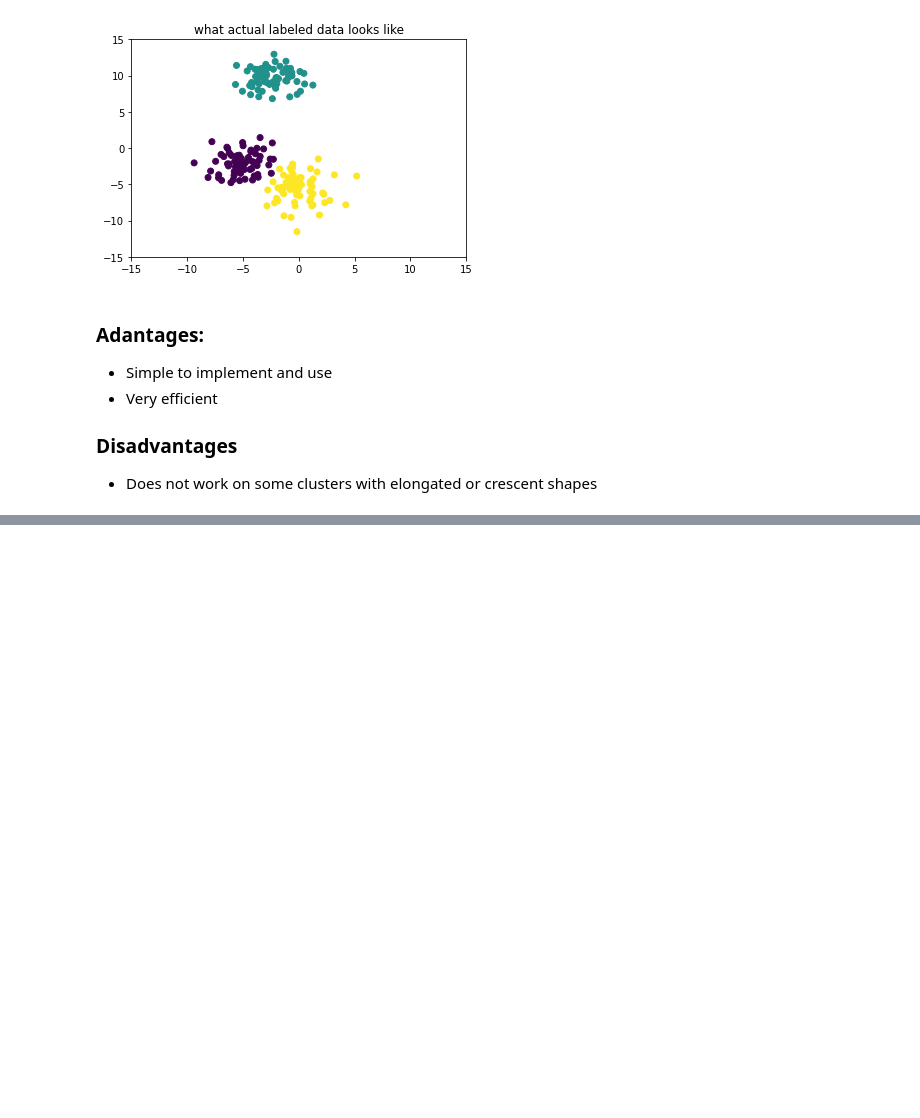
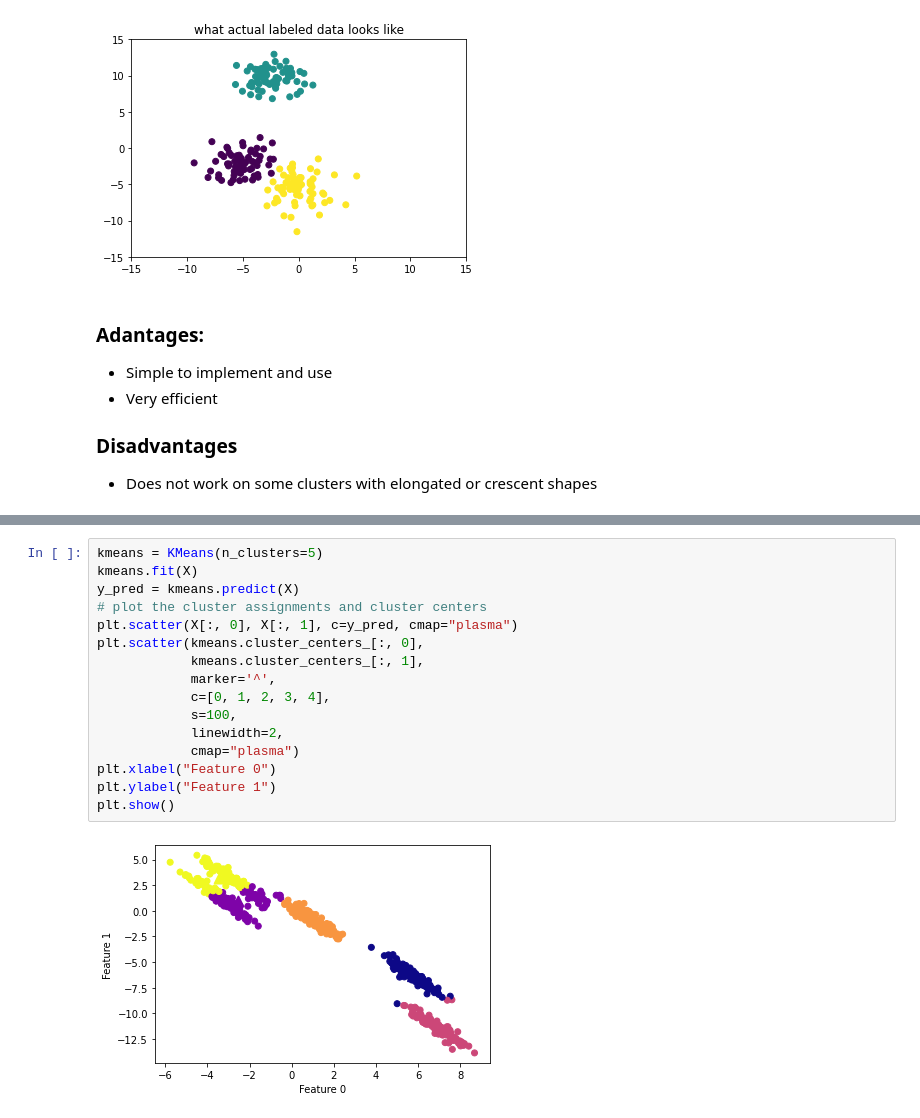
Before and after one commit to Arnabsaha6/Machine-Learning, a Jupyter notebook: Machine_Learning_Hands_on_Knowledge.ipynb, the cells around one changed output, grey strips where cells are left out. Cells and saved outputs as stored; diff of their text form; blank space fills up the shorter version.

```diff
--- a/Machine_Learning_Hands_on_Knowledge.ipynb
+++ b/Machine_Learning_Hands_on_Knowledge.ipynb
@@ -330,0 +344,18 @@ plt.show()
+# %%
+kmeans = KMeans(n_clusters=5)
+kmeans.fit(X)
+y_pred = kmeans.predict(X)
+# plot the cluster assignments and cluster centers
+plt.scatter(X[:, 0], X[:, 1], c=y_pred, cmap="plasma")
+plt.scatter(kmeans.cluster_centers_[:, 0],
+            kmeans.cluster_centers_[:, 1],
+            marker='^',
+            c=[0, 1, 2, 3, 4],
+            s=100,
+            linewidth=2,
+            cmap="plasma")
+plt.xlabel("Feature 0")
+plt.ylabel("Feature 1")
+plt.show()
+# %% [output]
+[figure, added]
```
Also changed, not shown: parts of 1 cell of this notebook.
